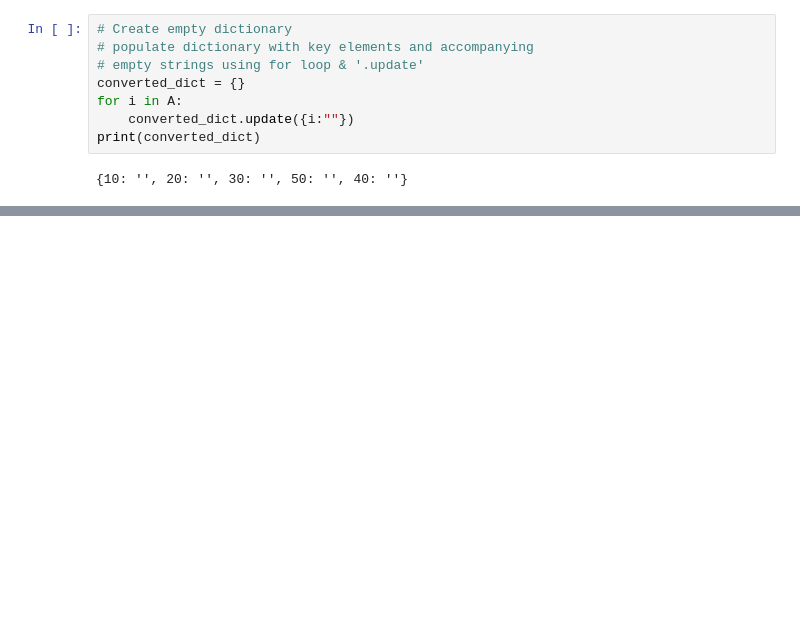
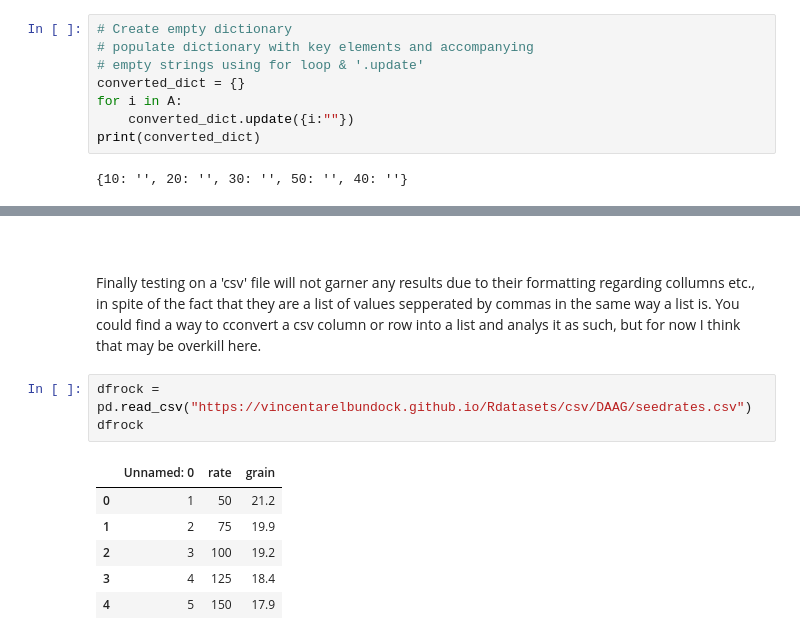
Before and after one commit to Crash-Bandicode/Tasks, a Jupyter notebook: Tasks.ipynb, the cells around one changed output, grey strips where cells are left out. Cells and saved outputs as stored; diff of their text form; blank space fills up the shorter version.

```diff
--- a/Tasks.ipynb
+++ b/Tasks.ipynb
@@ -102,0 +231,14 @@ medium.com: Create a dictionary from a list: https://medium.com/swlh/create-a-di
+# %% [markdown]
+<br>
+# %% [markdown]
+Finally testing on a 'csv' file will not garner any results due to their formatting regarding collumns etc., in spite of the fact that they are a list of values sepperated by commas in the same way a list is. You could find a way to cconvert a csv column or row into a list and analys it as such, but for now I think that may be overkill here.
+# %%
+dfrock = pd.read_csv("https://vincentarelbundock.github.io/Rdatasets/csv/DAAG/seedrates.csv")
+dfrock
+# %% [output]
+|  | Unnamed: 0 | rate | grain |
+| 0 | 1 | 50 | 21.2 |
+| 1 | 2 | 75 | 19.9 |
+| 2 | 3 | 100 | 19.2 |
+| 3 | 4 | 125 | 18.4 |
+| 4 | 5 | 150 | 17.9 |
```
Also changed, not shown: parts of 18 cells of this notebook.
